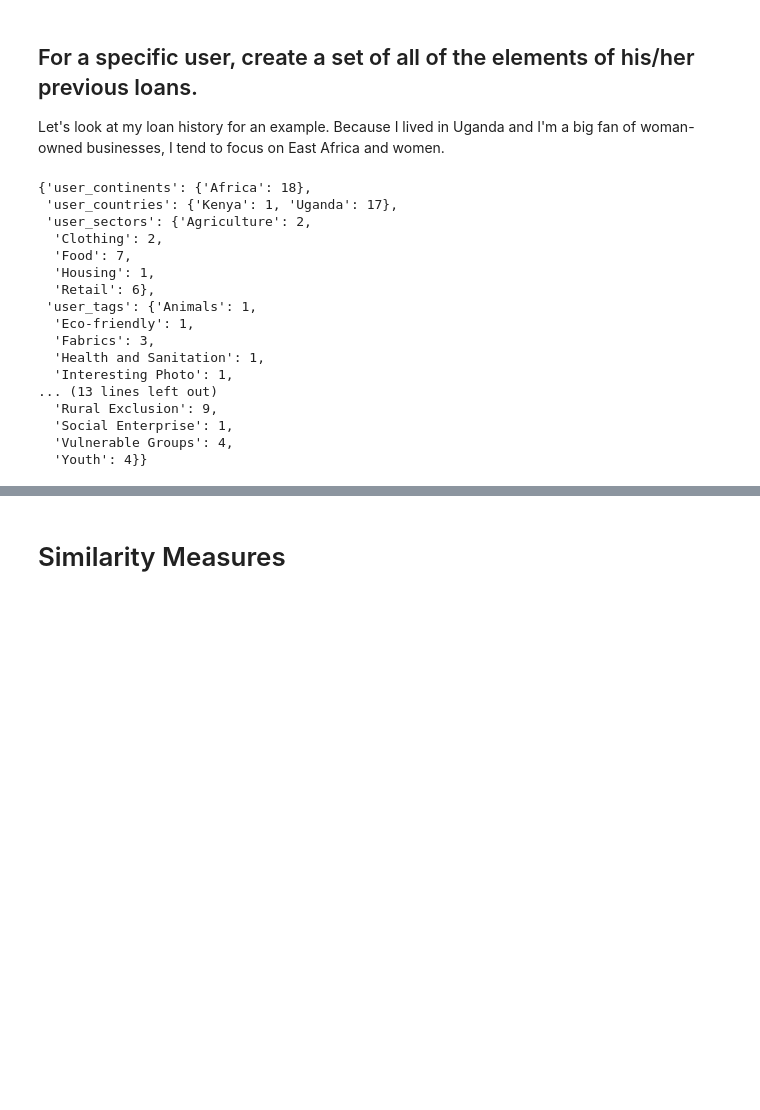
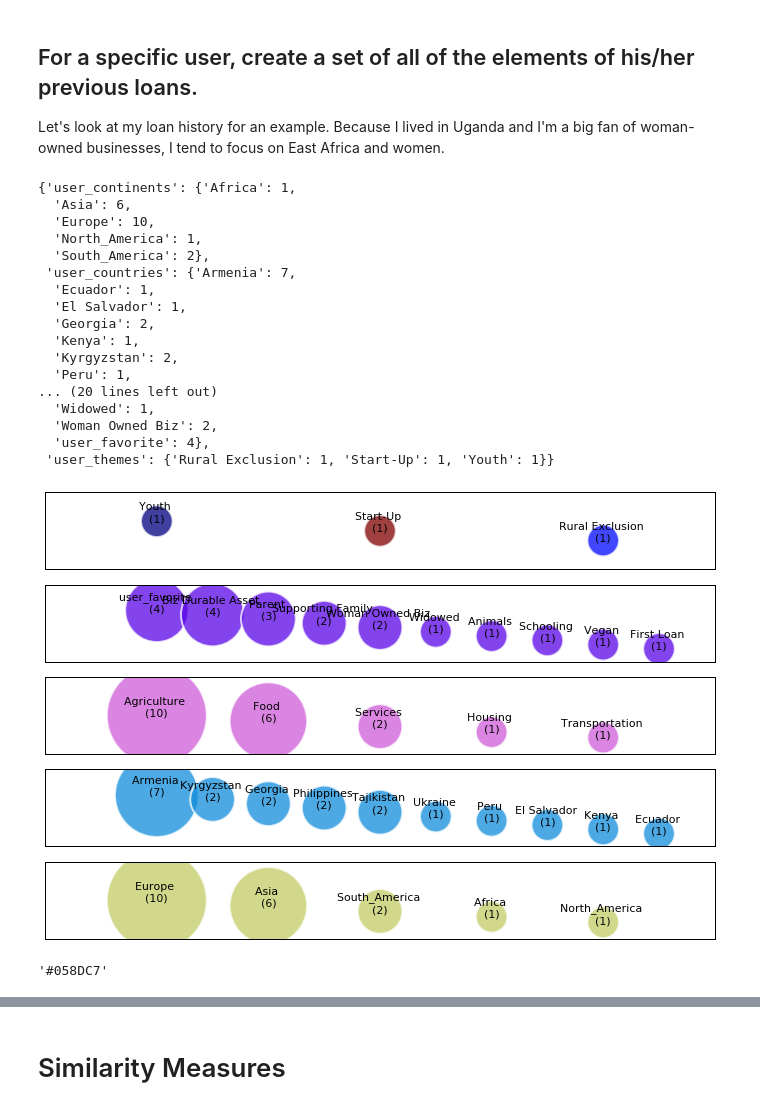
Before and after one commit to briannaschuyler/loan_project, a Jupyter notebook: Kiva Loans - Find Similar Loans.ipynb, the cells around one changed output, grey strips where cells are left out. Saved outputs shown, nothing was run; the diff lists cells and outputs as text; code cells hidden in the pictures; blank space fills up the shorter version.

```diff
--- a/Kiva Loans - Find Similar Loans.ipynb
+++ b/Kiva Loans - Find Similar Loans.ipynb
@@ -97,24 +119,59 @@ def get_user_loan_elements_categories_only(user_loan_elements):
     return user_loan_elements_set
 # %%
 user = 'brianna9306'
+user = 'monica5588'
 user_loan_elements = get_user_loan_elements(user)
 # %%
 user_loan_elements
 # %% [output]
-{'user_continents': {'Africa': 18},
- 'user_countries': {'Kenya': 1, 'Uganda': 17},
- 'user_sectors': {'Agriculture': 2,
-  'Clothing': 2,
-  'Food': 7,
-  'Housing': 1,
-  'Retail': 6},
- 'user_tags': {'Animals': 1,
-  'Eco-friendly': 1,
-  'Fabrics': 3,
-  'Health and Sanitation': 1,
-  'Interesting Photo': 1,
-... (13 lines left out)
-  'Rural Exclusion': 9,
-  'Social Enterprise': 1,
-  'Vulnerable Groups': 4,
-  'Youth': 4}}
+{'user_continents': {'Africa': 1,
+  'Asia': 6,
+  'Europe': 10,
+  'North_America': 1,
+  'South_America': 2},
+ 'user_countries': {'Armenia': 7,
+  'Ecuador': 1,
+  'El Salvador': 1,
+  'Georgia': 2,
+  'Kenya': 1,
+  'Kyrgyzstan': 2,
+  'Peru': 1,
+... (20 lines left out)
+  'Widowed': 1,
+  'Woman Owned Biz': 2,
+  'user_favorite': 4},
+ 'user_themes': {'Rural Exclusion': 1, 'Start-Up': 1, 'Youth': 1}}
+# %%
+plt.figure(figsize=(12, 8))
+plt.subplot(1, 5, 1)
+p = 1
+for category in ['user_themes', 'user_tags', 'user_sectors', 'user_countries', 'user_continents']:
+    plt.subplot(5, 1, p)
+
+    elements = user_loan_elements[category].items()
+    elements.sort(key=lambda x: x[1], reverse=True)
+    if len(elements) > 10:
+        elements = elements[:10]
+
+    n = len(elements)
+    x = range(n)
+    y = [(n - i) * .1 for i in x]
+    area = []
+    for i in x:
+        text(x[i], y[i], '%s \n(%s)' % (elements[i]), size=11, horizontalalignment='center')
+        area.append(elements[i][1] * 1000)
+#     text(x[-1], y[0], category, size=13, horizontalalignment='center')
+    sct = scatter(x, y, c=np.random.rand(3, 1), s=area, linewidths=2, edgecolor='w')
+    sct.set_alpha(0.75)
+    p += 1
+
+    plt.tick_params(axis='x', which='both', bottom='off', top='off', labelbottom='off')
+    plt.tick_params(axis='y', which='both', right='off', left='off', labelleft='off')
+# plt.get_xaxis().set_visible(False)
+
+# axis([0,11,200,1280])
+#xlabel('Category')
+#ylabel('Number of Instances')
+plt.show()
+# %% [output]
+[figure, added]
@@ -120,0 +212,8 @@ user_loan_elements
+# %%
+# from highcharts import Highchart
+# base = Highchart.getOptions().colors[0]
+import random
+
+random.choice(colors)
+# %% [output]
+'#058DC7'
```
Also changed, not shown: parts of 11 cells of this notebook, 7 other files.
